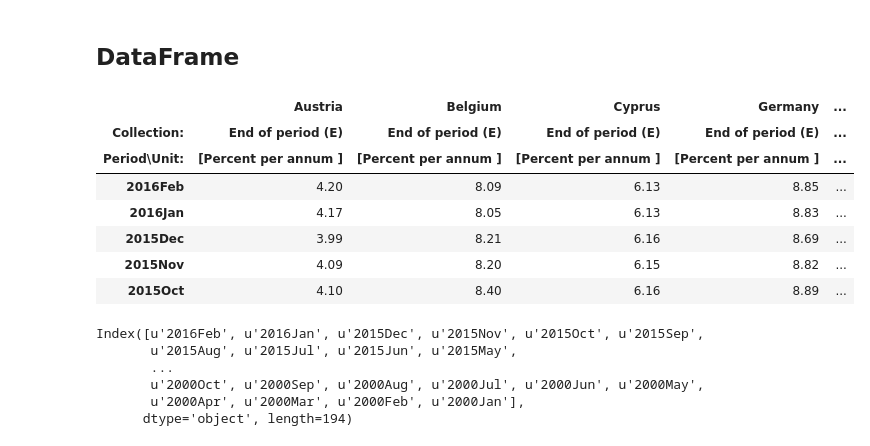
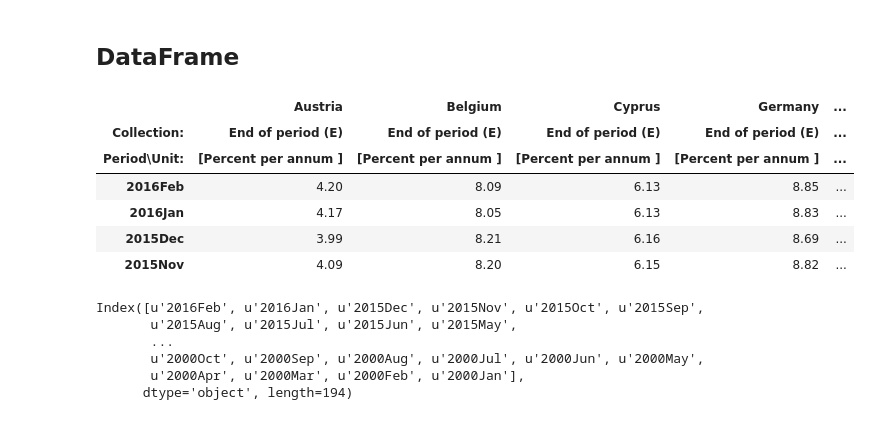
Before and after one commit to philmui/datascience, a Jupyter notebook: lecture03.more.wrangling/lecture03.pandas.ipynb, the cells around one changed output. Drawn from its saved outputs; the diff is of its cells as text; code cells hidden in the pictures.

```diff
--- a/lecture03.more.wrangling/lecture03.pandas.ipynb
+++ b/lecture03.more.wrangling/lecture03.pandas.ipynb
@@ -73,16 +83,15 @@ s.abs?
 eu = pd.read_csv('data/eu_revolving_loans.csv',
                 header=[1,2,3], index_col=0, skiprows=1)
 # %%
-eu.head()
+eu.head(4)
 # %% [output]
 |  | Austria | Belgium | Cyprus | Germany | ... |
 | Collection: | End of period (E) | End of period (E) | End of period (E) | End of period (E) | ... |
 | Period\Unit: | [Percent per annum ] | [Percent per annum ] | [Percent per annum ] | [Percent per annum ] | ... |
 | 2016Feb | 4.20 | 8.09 | 6.13 | 8.85 | ... |
 | 2016Jan | 4.17 | 8.05 | 6.13 | 8.83 | ... |
 | 2015Dec | 3.99 | 8.21 | 6.16 | 8.69 | ... |
 | 2015Nov | 4.09 | 8.20 | 6.15 | 8.82 | ... |
-| 2015Oct | 4.10 | 8.40 | 6.16 | 8.89 | ... |
 # %%
 eu.index
 # %% [output]
```
Also changed, not shown: parts of 2 cells of this notebook, 9 other files.
